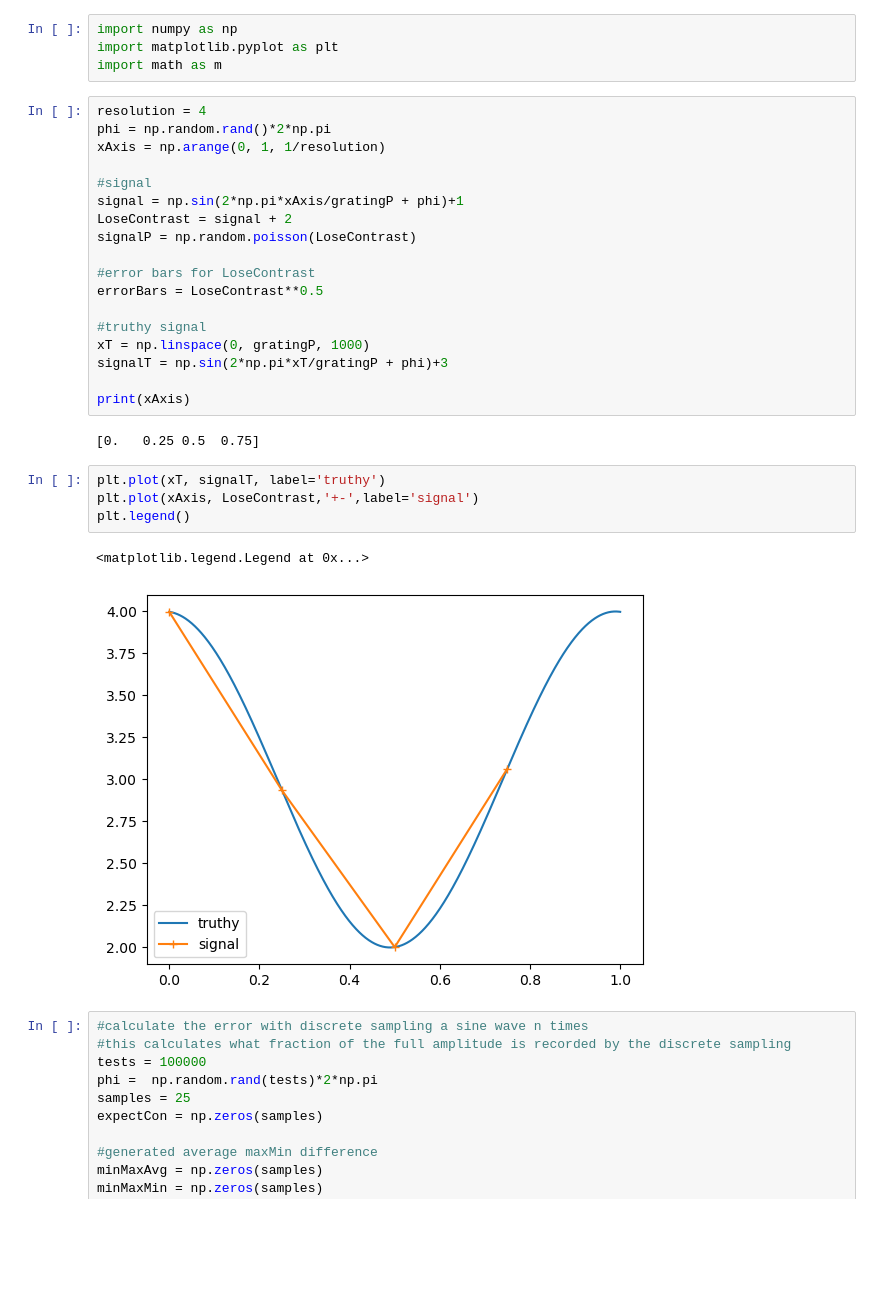
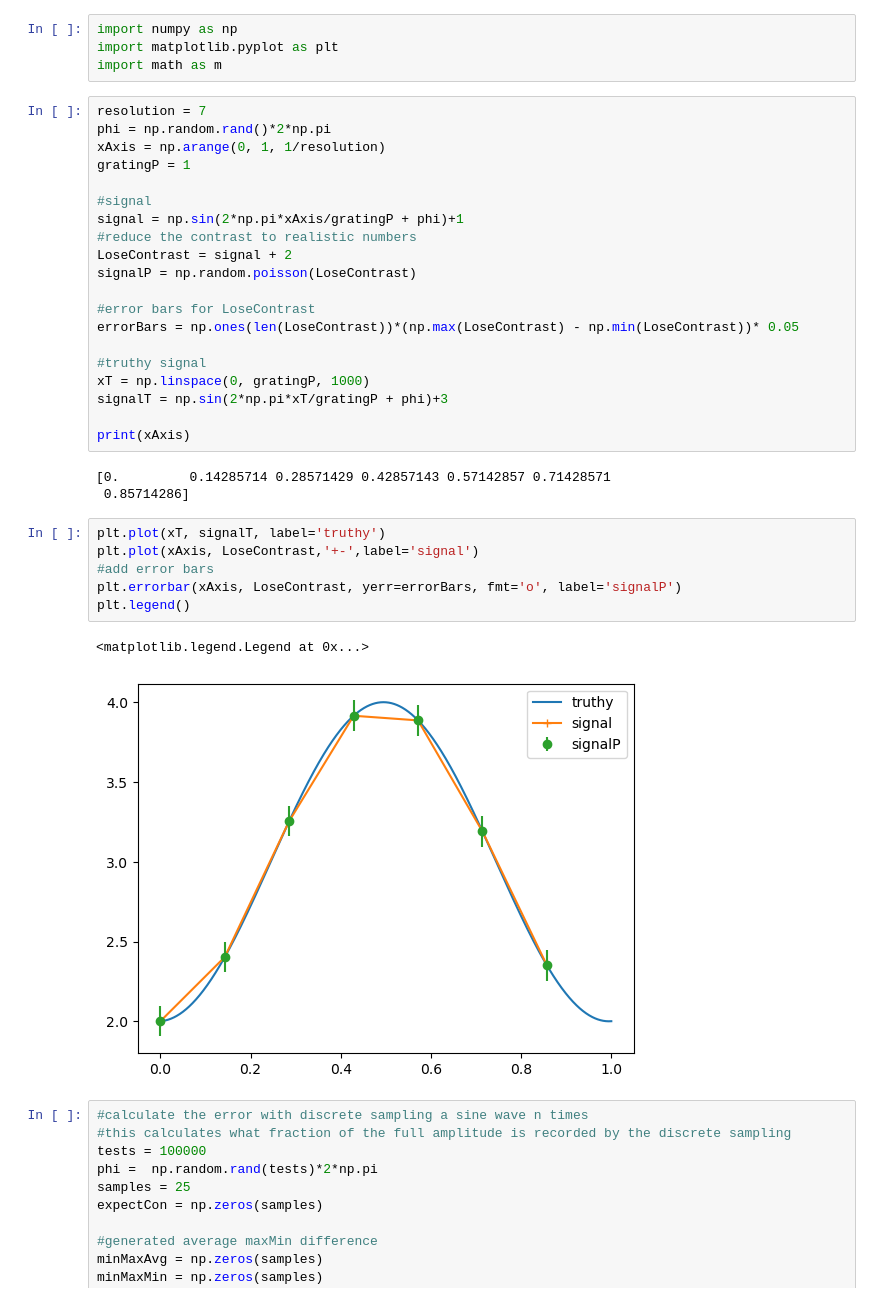
Before and after one commit to rw588/ETH-Simulations, a Jupyter notebook: XRaySims/rateResolution.ipynb, the cells around one changed output. Drawn from its saved outputs; the diff is of its cells as text; blank space fills up the shorter version.

```diff
--- a/XRaySims/rateResolution.ipynb
+++ b/XRaySims/rateResolution.ipynb
@@ -3,17 +3,19 @@ import numpy as np
 import matplotlib.pyplot as plt
 import math as m
 # %%
-resolution = 4
+resolution = 7
 phi = np.random.rand()*2*np.pi
 xAxis = np.arange(0, 1, 1/resolution)
+gratingP = 1
 
 #signal
 signal = np.sin(2*np.pi*xAxis/gratingP + phi)+1
+#reduce the contrast to realistic numbers
 LoseContrast = signal + 2
 signalP = np.random.poisson(LoseContrast)
 
 #error bars for LoseContrast
-errorBars = LoseContrast**0.5
+errorBars = np.ones(len(LoseContrast))*(np.max(LoseContrast) - np.min(LoseContrast))* 0.05
 
 #truthy signal
 xT = np.linspace(0, gratingP, 1000)
@@ -21,14 +23,17 @@ signalT = np.sin(2*np.pi*xT/gratingP + phi)+3
 
 print(xAxis)
 # %% [output]
-[0.   0.25 0.5  0.75]
+[0.         0.14285714 0.28571429 0.42857143 0.57142857 0.71428571
+ 0.85714286]
 # %%
 plt.plot(xT, signalT, label='truthy')
 plt.plot(xAxis, LoseContrast,'+-',label='signal')
+#add error bars
+plt.errorbar(xAxis, LoseContrast, yerr=errorBars, fmt='o', label='signalP')
 plt.legend()
 # %% [output]
 <matplotlib.legend.Legend at 0x...>
-[figure, old version]
+[figure, new version]
 # %%
 #calculate the error with discrete sampling a sine wave n times
 #this calculates what fraction of the full amplitude is recorded by the discrete sampling
```
Also changed, not shown: parts of 5 cells of this notebook.
